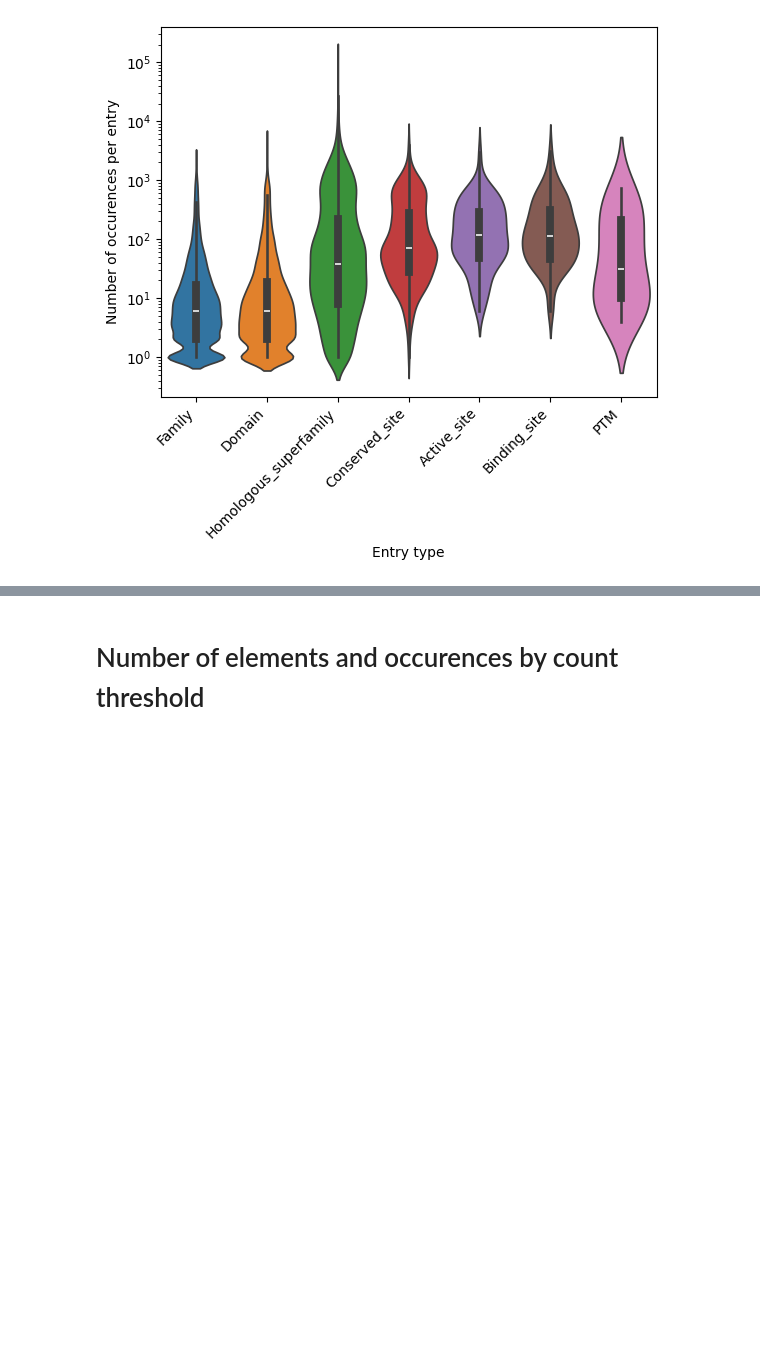
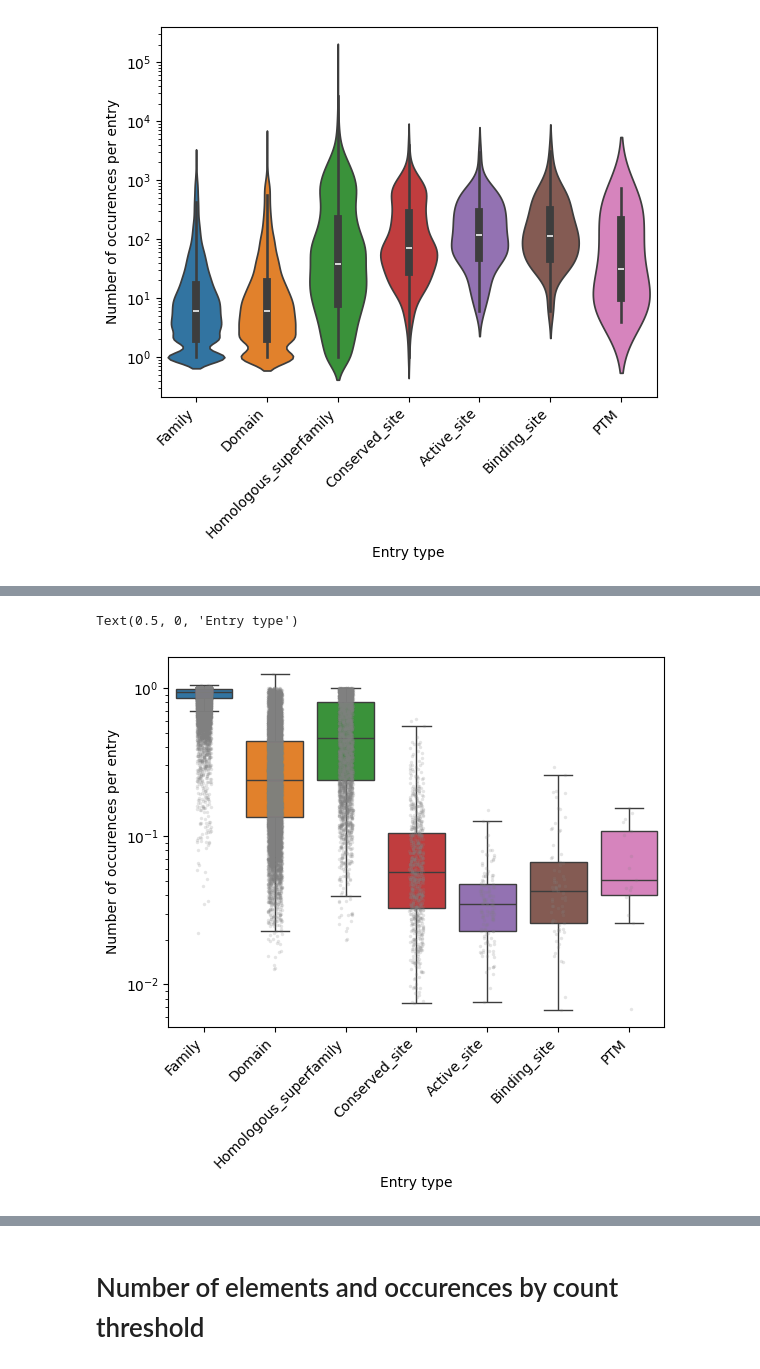
Before and after one commit to rcalef/magneton, a Jupyter notebook: experiments/create_label_subsets.ipynb, the cells around one changed output, grey strips where cells are left out. Drawn from its saved outputs; the diff is of its cells as text; code cells hidden in the pictures; blank space fills up the shorter version.

Commit message:
Add cells looking at substructure coverage, final selected fraction

```diff
--- a/experiments/create_label_subsets.ipynb
+++ b/experiments/create_label_subsets.ipynb
@@ -169,0 +190,28 @@ Text(0.5, 0, 'Entry type')
+# %%
+sns.boxplot(
+    x="element_type",
+    y="avg_coverage",
+    hue="element_type",
+    data=combined_stats_nonzero,
+    hue_order=want_types,
+    log_scale=True,
+    fliersize=0,
+)
+
+sns.stripplot(
+    x="element_type",
+    y="avg_coverage",
+    data=combined_stats_nonzero,
+    log_scale=True,
+    marker=".",
+    alpha=0.2,
+    color="grey",
+)
+
+plt.xticks(rotation=45, ha="right")
+plt.ylabel("Number of occurences per entry")
+plt.xlabel("Entry type")
+#plt.title("InterPro entries w/ non-zero count in SwissProt")
+# %% [output]
+Text(0.5, 0, 'Entry type')
+[figure, added]
```
Also changed, not shown: parts of 6 cells of this notebook.
